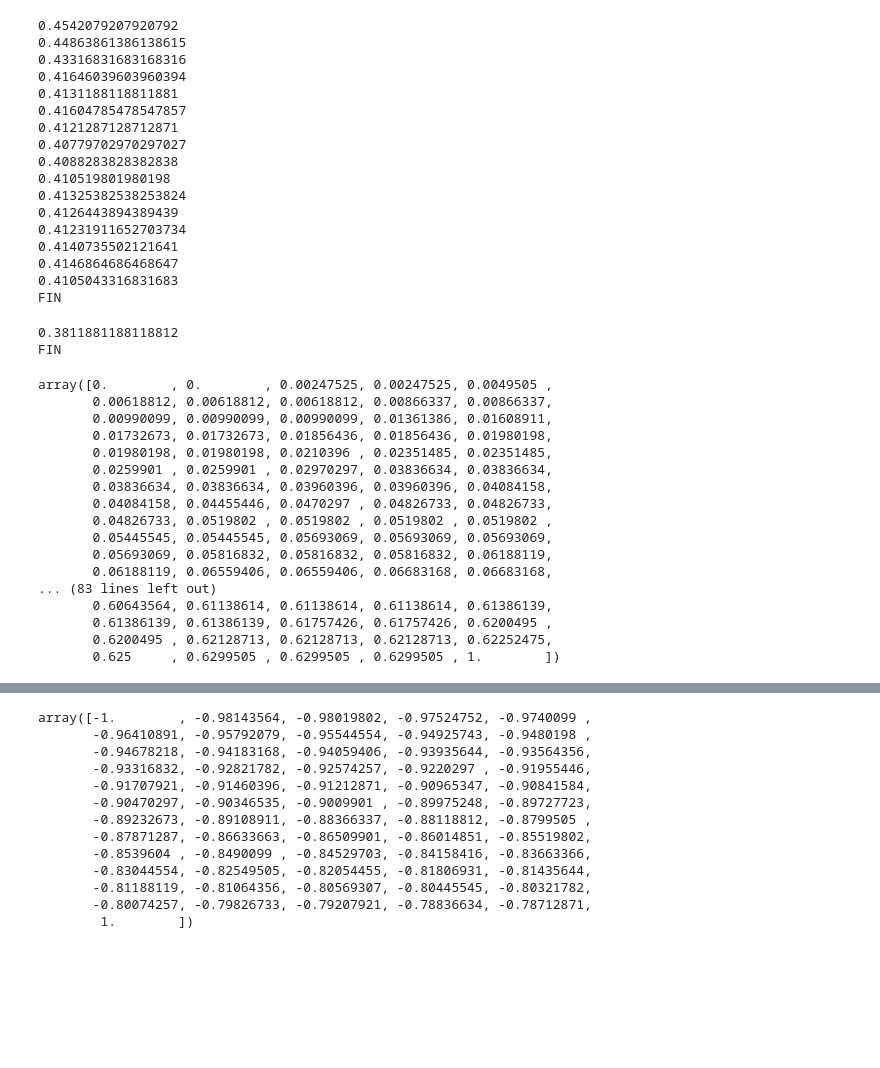
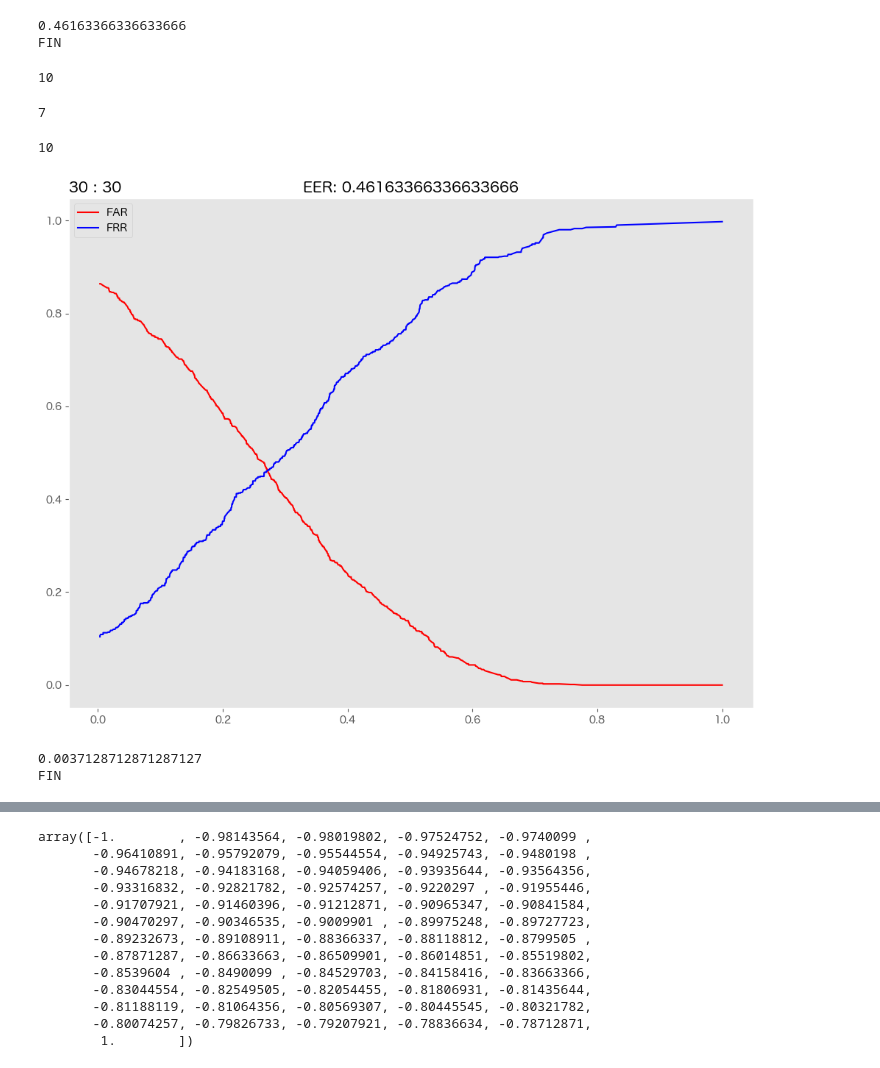
Before and after one commit to Isshin-Py-Sw-La-Me/Portfolio, a Jupyter notebook: Project/bs_cos.ipynb, the cells around one changed output, grey strips where cells are left out. Saved outputs shown, nothing was run; the diff lists cells and outputs as text; code cells hidden in the pictures; blank space fills up the shorter version.

```diff
--- a/Project/bs_cos.ipynb
+++ b/Project/bs_cos.ipynb
@@ -242,7 +43,7 @@ raw_t_T_avg_q = []
 raw_t_Q_avg_q = []
 
 clf = LocalOutlierFactor(n_neighbors=2)
-days = [7, 14, 21, 30]
+days = [30]
 weekdays = df["weekday"].unique()
 
 for a in range(len(days)):
@@ -266,7 +67,7 @@ for a in range(len(days)):
                         & (df["state"] == "ON")
                         & (df["date"] > first_date[0] + dt.timedelta(seconds=1))
                         & (df["date"] < last_date[0])
-                        # & (df["weekday"] == weekday)
+                        & (df["weekday"] == weekday)
                     ][["battery", "time_to_num"]].copy()
                 )
                 t_Q_O = t_Q_O.sort_values("time_to_num").reset_index(drop=True)
@@ -277,7 +78,7 @@ for a in range(len(days)):
                         & (df["state"] == "ON")
                         & (df["date"] > (first_date[0] - dt.timedelta(days=diff_day_2)))
                         & (df["date"] < (first_date[0]))
-                        # & (df["weekday"] == weekday)
+                        & (df["weekday"] == weekday)
                     ][["battery", "time_to_num"]].copy()
                 )
                 t_T_O = t_T_O.sort_values("time_to_num").reset_index(drop=True)
@@ -288,7 +89,7 @@ for a in range(len(days)):
                         & (df["state"] == "ON")
                         & (df["date"] > first_date[0] + dt.timedelta(seconds=1))
                         & (df["date"] < last_date[0])
-                        # & (df["weekday"] == weekday)
+                        & (df["weekday"] == weekday)
                     ][["battery", "time_to_num"]].copy()
                 )
                 i_Q_O = i_Q_O.sort_values("time_to_num").reset_index(drop=True)
@@ -340,23 +141,36 @@ for a in range(len(days)):
         print(eer_raw)
 print("FIN")
 # %% [output]
-0.4542079207920792
-0.44863861386138615
-0.43316831683168316
-0.41646039603960394
-0.4131188118811881
-0.41604785478547857
-0.4121287128712871
-0.40779702970297027
-0.4088283828382838
-0.410519801980198
-0.41325382538253824
-0.4126443894389439
-0.41231911652703734
-0.4140735502121641
-0.4146864686468647
-0.4105043316831683
+0.46163366336633666
 FIN
+# %%
+len(i_Q_O)
+# %% [output]
+10
+# %%
+len(t_T_O)
+# %% [output]
+7
+# %%
+len(t_Q_O)
+# %% [output]
+10
+# %%
+far_kai = pd.DataFrame(far[1:-1]).copy().set_index(threshold[1:-1])
+frr_kai = pd.DataFrame(frr[1:-1]).copy().set_index(threshold[1:-1])
+# %%
+fig = plt.figure()
+plt.title(f"{diff_day_1} : {diff_day_2}", loc="left")
+plt.title(f"EER: {eer_raw}", loc="center")
+# plt.title(f"length: {len(t_T)}:{len(t_Q)}:{len(i_Q)}", loc="right")
+
+plt.plot(far_kai, color="r", label="FAR")
+plt.plot(frr_kai, color="b", label="FRR")
+plt.legend()
+plt.grid()
+plt.show()
+# %% [output]
+[figure, added]
 # %%
 first_date_cand = pd.date_range("2022-01-01", "2022-02-01")
 score_G_raw = []
@@ -371,7 +185,7 @@ test_t_T = []
 test_i_Q = []
 
 clf = LocalOutlierFactor(n_neighbors=2)
-days = [30]
+days = [7]
 weekdays = df["weekday"].unique()
 
 for a in range(len(days)):
@@ -480,25 +294,5 @@ for a in range(len(days)):
         print(eer_raw)
 print("FIN")
 # %% [output]
-0.3811881188118812
+0.0037128712871287127
 FIN
-# %%
-far[np.where((far - frr))]
-# %% [output]
-array([0.        , 0.        , 0.00247525, 0.00247525, 0.0049505 ,
-       0.00618812, 0.00618812, 0.00618812, 0.00866337, 0.00866337,
-       0.00990099, 0.00990099, 0.00990099, 0.01361386, 0.01608911,
-       0.01732673, 0.01732673, 0.01856436, 0.01856436, 0.01980198,
-       0.01980198, 0.01980198, 0.0210396 , 0.02351485, 0.02351485,
-       0.0259901 , 0.0259901 , 0.02970297, 0.03836634, 0.03836634,
-       0.03836634, 0.03836634, 0.03960396, 0.03960396, 0.04084158,
-       0.04084158, 0.04455446, 0.0470297 , 0.04826733, 0.04826733,
-       0.04826733, 0.0519802 , 0.0519802 , 0.0519802 , 0.0519802 ,
-       0.05445545, 0.05445545, 0.05693069, 0.05693069, 0.05693069,
-       0.05693069, 0.05816832, 0.05816832, 0.05816832, 0.06188119,
-       0.06188119, 0.06559406, 0.06559406, 0.06683168, 0.06683168,
-... (83 lines left out)
-       0.60643564, 0.61138614, 0.61138614, 0.61138614, 0.61386139,
-       0.61386139, 0.61386139, 0.61757426, 0.61757426, 0.6200495 ,
-       0.6200495 , 0.62128713, 0.62128713, 0.62128713, 0.62252475,
-       0.625     , 0.6299505 , 0.6299505 , 0.6299505 , 1.        ])
```
Also changed, not shown: parts of 6 cells of this notebook, 1 other file.
